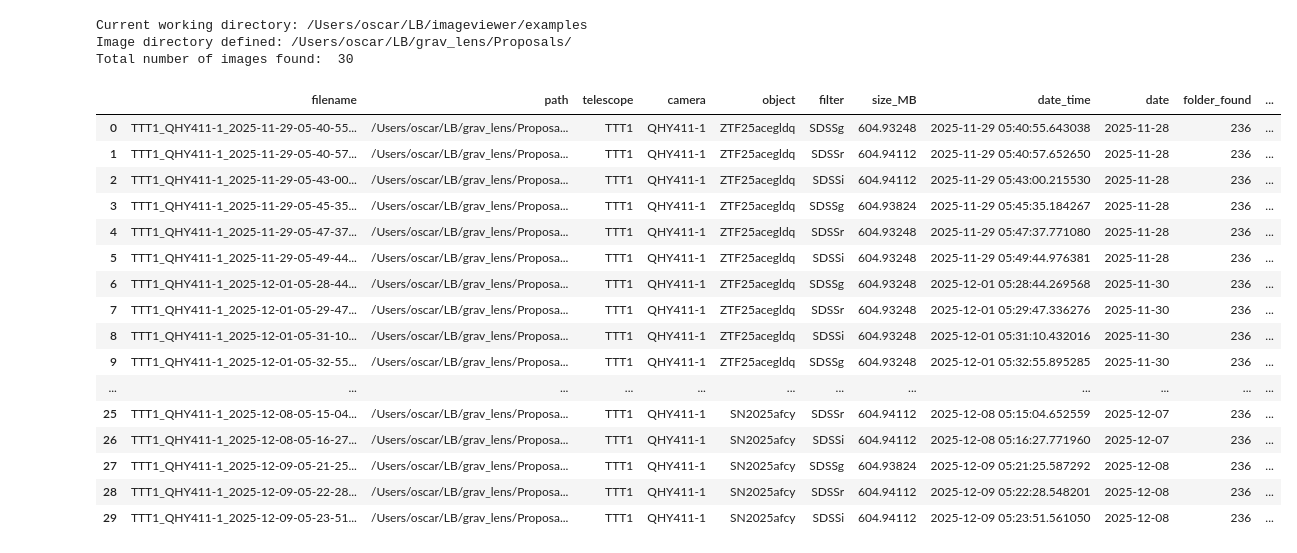
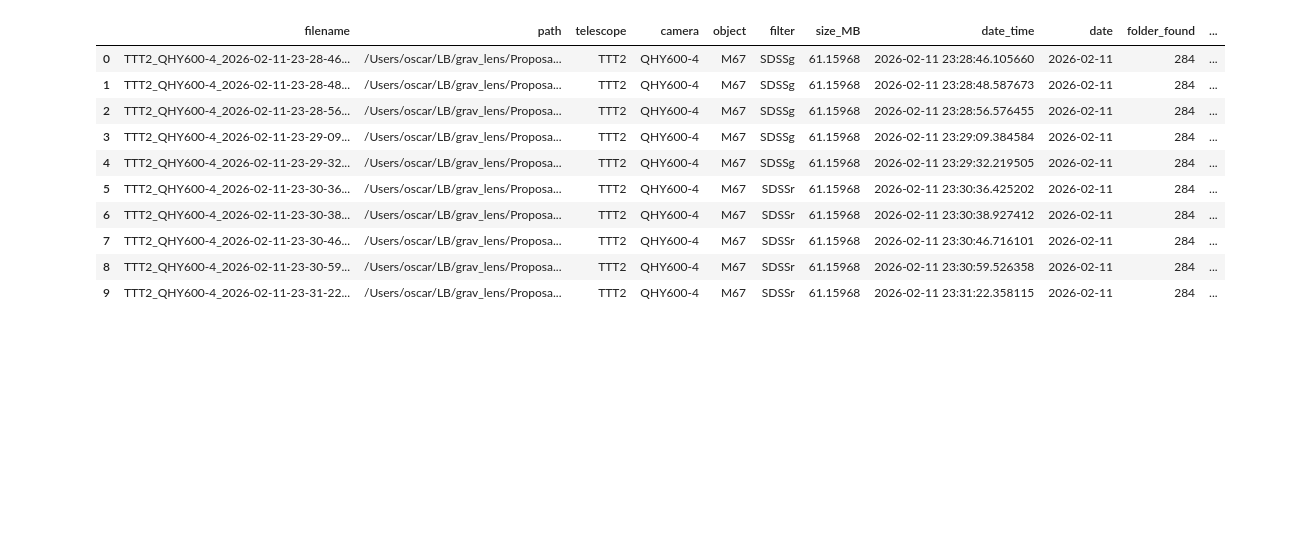
Before and after one commit to oscar-s-p/imageviewer, a Jupyter notebook: examples/photometry.ipynb, the cells around one changed output. Saved outputs shown, nothing was run; the diff lists cells and outputs as text; code cells hidden in the pictures; blank space fills up the shorter version.

```diff
--- a/examples/photometry.ipynb
+++ b/examples/photometry.ipynb
@@ -30,7 +33,7 @@ print(imgvw.__version__)
 path = "/Users/oscar/LB/grav_lens/Proposals/"
 
 iv = imgvw.image_viewer(directory=path,
-                        folder_list=['236'])
+                        folder_list=['284'])
 # %% [output]
 Current working directory: /Users/oscar/LB/imageviewer/examples
 Image directory defined: /Users/oscar/LB/grav_lens/Proposals/
@@ -74,26 +112,17 @@ Viewing image:
 # %%
 
 
-iv.dataframe_add(['seeing', 'moon', 'integration', 'ZP', 'EZP'])
+iv.dataframe_add(['seeing', 'moon', 'integration', 'ZP', 'EZP', 'SCALE', 'FWHM'])
 iv.df_files
 # %% [output]
-Current working directory: /Users/oscar/LB/imageviewer/examples
-Image directory defined: /Users/oscar/LB/grav_lens/Proposals/
-Total number of images found:  30
 |  | filename | path | telescope | camera | object | filter | size_MB | date_time | date | folder_found | ... |
-| 0 | TTT1_QHY411-1_2025-11-29-05-40-55... | /Users/oscar/LB/grav_lens/Proposa... | TTT1 | QHY411-1 | ZTF25acegldq | SDSSg | 604.93248 | 2025-11-29 05:40:55.643038 | 2025-11-28 | 236 | ... |
-| 1 | TTT1_QHY411-1_2025-11-29-05-40-57... | /Users/oscar/LB/grav_lens/Proposa... | TTT1 | QHY411-1 | ZTF25acegldq | SDSSr | 604.94112 | 2025-11-29 05:40:57.652650 | 2025-11-28 | 236 | ... |
-| 2 | TTT1_QHY411-1_2025-11-29-05-43-00... | /Users/oscar/LB/grav_lens/Proposa... | TTT1 | QHY411-1 | ZTF25acegldq | SDSSi | 604.94112 | 2025-11-29 05:43:00.215530 | 2025-11-28 | 236 | ... |
-| 3 | TTT1_QHY411-1_2025-11-29-05-45-35... | /Users/oscar/LB/grav_lens/Proposa... | TTT1 | QHY411-1 | ZTF25acegldq | SDSSg | 604.93824 | 2025-11-29 05:45:35.184267 | 2025-11-28 | 236 | ... |
-| 4 | TTT1_QHY411-1_2025-11-29-05-47-37... | /Users/oscar/LB/grav_lens/Proposa... | TTT1 | QHY411-1 | ZTF25acegldq | SDSSr | 604.93248 | 2025-11-29 05:47:37.771080 | 2025-11-28 | 236 | ... |
-| 5 | TTT1_QHY411-1_2025-11-29-05-49-44... | /Users/oscar/LB/grav_lens/Proposa... | TTT1 | QHY411-1 | ZTF25acegldq | SDSSi | 604.93248 | 2025-11-29 05:49:44.976381 | 2025-11-28 | 236 | ... |
-| 6 | TTT1_QHY411-1_2025-12-01-05-28-44... | /Users/oscar/LB/grav_lens/Proposa... | TTT1 | QHY411-1 | ZTF25acegldq | SDSSg | 604.93248 | 2025-12-01 05:28:44.269568 | 2025-11-30 | 236 | ... |
-| 7 | TTT1_QHY411-1_2025-12-01-05-29-47... | /Users/oscar/LB/grav_lens/Proposa... | TTT1 | QHY411-1 | ZTF25acegldq | SDSSr | 604.93248 | 2025-12-01 05:29:47.336276 | 2025-11-30 | 236 | ... |
-| 8 | TTT1_QHY411-1_2025-12-01-05-31-10... | /Users/oscar/LB/grav_lens/Proposa... | TTT1 | QHY411-1 | ZTF25acegldq | SDSSi | 604.93248 | 2025-12-01 05:31:10.432016 | 2025-11-30 | 236 | ... |
-| 9 | TTT1_QHY411-1_2025-12-01-05-32-55... | /Users/oscar/LB/grav_lens/Proposa... | TTT1 | QHY411-1 | ZTF25acegldq | SDSSg | 604.93248 | 2025-12-01 05:32:55.895285 | 2025-11-30 | 236 | ... |
-| ... | ... | ... | ... | ... | ... | ... | ... | ... | ... | ... | ... |
-| 25 | TTT1_QHY411-1_2025-12-08-05-15-04... | /Users/oscar/LB/grav_lens/Proposa... | TTT1 | QHY411-1 | SN2025afcy | SDSSr | 604.94112 | 2025-12-08 05:15:04.652559 | 2025-12-07 | 236 | ... |
-| 26 | TTT1_QHY411-1_2025-12-08-05-16-27... | /Users/oscar/LB/grav_lens/Proposa... | TTT1 | QHY411-1 | SN2025afcy | SDSSi | 604.94112 | 2025-12-08 05:16:27.771960 | 2025-12-07 | 236 | ... |
-| 27 | TTT1_QHY411-1_2025-12-09-05-21-25... | /Users/oscar/LB/grav_lens/Proposa... | TTT1 | QHY411-1 | SN2025afcy | SDSSg | 604.93824 | 2025-12-09 05:21:25.587292 | 2025-12-08 | 236 | ... |
-| 28 | TTT1_QHY411-1_2025-12-09-05-22-28... | /Users/oscar/LB/grav_lens/Proposa... | TTT1 | QHY411-1 | SN2025afcy | SDSSr | 604.94112 | 2025-12-09 05:22:28.548201 | 2025-12-08 | 236 | ... |
-| 29 | TTT1_QHY411-1_2025-12-09-05-23-51... | /Users/oscar/LB/grav_lens/Proposa... | TTT1 | QHY411-1 | SN2025afcy | SDSSi | 604.94112 | 2025-12-09 05:23:51.561050 | 2025-12-08 | 236 | ... |
+| 0 | TTT2_QHY600-4_2026-02-11-23-28-46... | /Users/oscar/LB/grav_lens/Proposa... | TTT2 | QHY600-4 | M67 | SDSSg | 61.15968 | 2026-02-11 23:28:46.105660 | 2026-02-11 | 284 | ... |
+| 1 | TTT2_QHY600-4_2026-02-11-23-28-48... | /Users/oscar/LB/grav_lens/Proposa... | TTT2 | QHY600-4 | M67 | SDSSg | 61.15968 | 2026-02-11 23:28:48.587673 | 2026-02-11 | 284 | ... |
+| 2 | TTT2_QHY600-4_2026-02-11-23-28-56... | /Users/oscar/LB/grav_lens/Proposa... | TTT2 | QHY600-4 | M67 | SDSSg | 61.15968 | 2026-02-11 23:28:56.576455 | 2026-02-11 | 284 | ... |
+| 3 | TTT2_QHY600-4_2026-02-11-23-29-09... | /Users/oscar/LB/grav_lens/Proposa... | TTT2 | QHY600-4 | M67 | SDSSg | 61.15968 | 2026-02-11 23:29:09.384584 | 2026-02-11 | 284 | ... |
+| 4 | TTT2_QHY600-4_2026-02-11-23-29-32... | /Users/oscar/LB/grav_lens/Proposa... | TTT2 | QHY600-4 | M67 | SDSSg | 61.15968 | 2026-02-11 23:29:32.219505 | 2026-02-11 | 284 | ... |
+| 5 | TTT2_QHY600-4_2026-02-11-23-30-36... | /Users/oscar/LB/grav_lens/Proposa... | TTT2 | QHY600-4 | M67 | SDSSr | 61.15968 | 2026-02-11 23:30:36.425202 | 2026-02-11 | 284 | ... |
+| 6 | TTT2_QHY600-4_2026-02-11-23-30-38... | /Users/oscar/LB/grav_lens/Proposa... | TTT2 | QHY600-4 | M67 | SDSSr | 61.15968 | 2026-02-11 23:30:38.927412 | 2026-02-11 | 284 | ... |
+| 7 | TTT2_QHY600-4_2026-02-11-23-30-46... | /Users/oscar/LB/grav_lens/Proposa... | TTT2 | QHY600-4 | M67 | SDSSr | 61.15968 | 2026-02-11 23:30:46.716101 | 2026-02-11 | 284 | ... |
+| 8 | TTT2_QHY600-4_2026-02-11-23-30-59... | /Users/oscar/LB/grav_lens/Proposa... | TTT2 | QHY600-4 | M67 | SDSSr | 61.15968 | 2026-02-11 23:30:59.526358 | 2026-02-11 | 284 | ... |
+| 9 | TTT2_QHY600-4_2026-02-11-23-31-22... | /Users/oscar/LB/grav_lens/Proposa... | TTT2 | QHY600-4 | M67 | SDSSr | 61.15968 | 2026-02-11 23:31:22.358115 | 2026-02-11 | 284 | ... |
```
Also changed, not shown: parts of 12 cells of this notebook, 3 other files.
